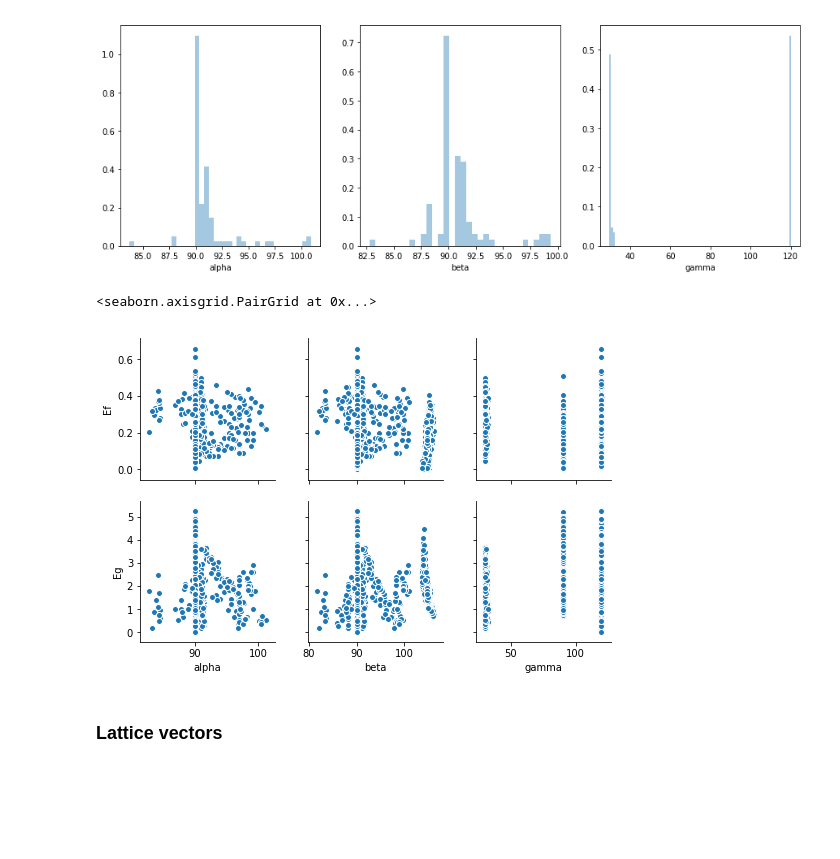
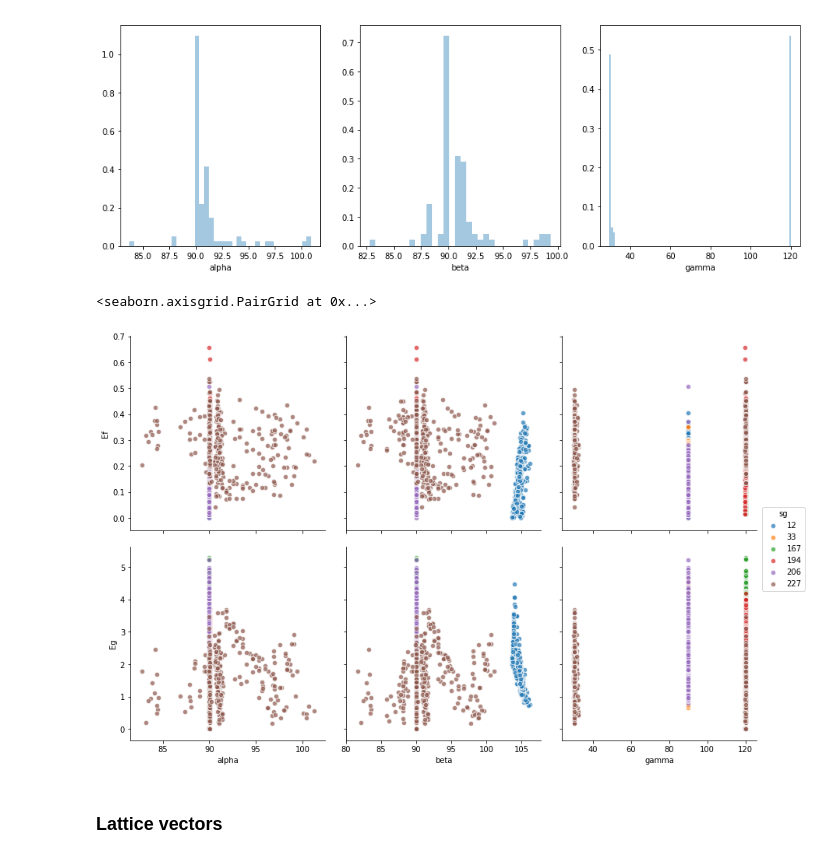
Before and after one commit to rostyslavb/DRU-DS100-w3, a Jupyter notebook: kaggle/transparent_conductors/kernel.ipynb, the cells around one changed output. Cells and saved outputs as stored; diff of their text form; code cells hidden in the pictures; blank space fills up the shorter version.

```diff
--- a/kaggle/transparent_conductors/kernel.ipynb
+++ b/kaggle/transparent_conductors/kernel.ipynb
@@ -139,10 +143,10 @@ for i, angle in enumerate(angle_labels):
 # %% [output]
 [figure]
 # %%
-sns.pairplot(train, x_vars=angle_labels, y_vars=['Ef', 'Eg'])
+sns.pairplot(train, x_vars=angle_labels, y_vars=['Ef', 'Eg'], hue='sg', plot_kws={"s": 40, "alpha":0.7}, size=4)
 # %% [output]
 <seaborn.axisgrid.PairGrid at 0x...>
-[figure, old version]
+[figure, new version]
 # %% [markdown]
 ### Lattice vectors
 # %%
```
Also changed, not shown: parts of 43 cells of this notebook, 2 other files.
